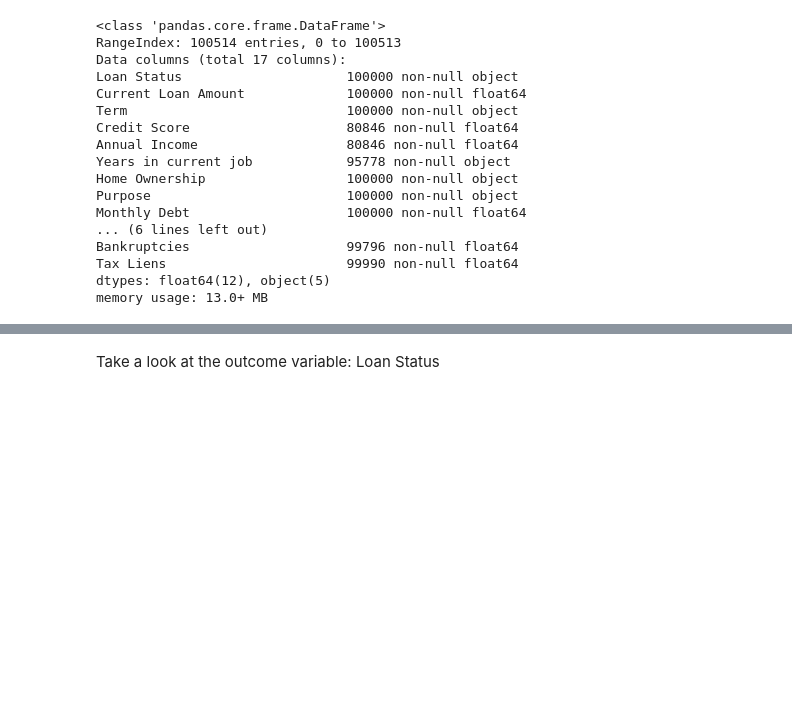
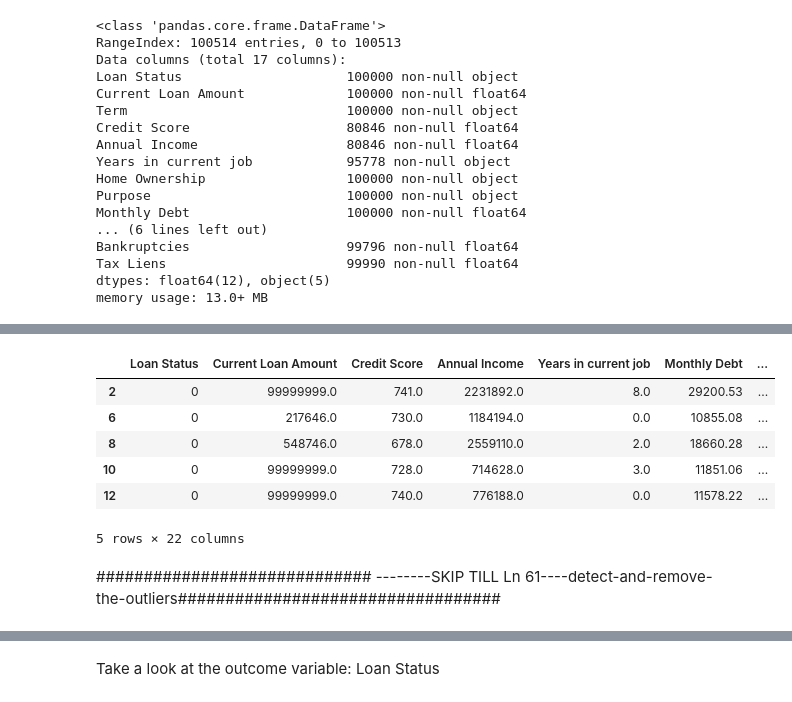
Before and after one commit to tschaefermedia/DataMining-I-TeamProject, a Jupyter notebook: new_approach.ipynb, the cells around one changed output, grey strips where cells are left out. Cells and saved outputs as stored; diff of their text form; code cells hidden in the pictures; blank space fills up the shorter version.

```diff
--- a/new_approach.ipynb
+++ b/new_approach.ipynb
@@ -41,0 +190,6 @@ memory usage: 13.0+ MB
+# %%
+#Most of the categories have a very low frequency, we don't want to create dummies for these.
+#We will add those to others
+
+df['Purpose'] = ['Debt Consolidation' if x == 'Debt Consolidation' else 'Other' for x in df['Purpose']]
+print(df['Purpose'].value_counts().sort_values(ascending=False))
@@ -41,0 +200,16 @@ memory usage: 13.0+ MB
+# %%
+#create a list of features to dummy
+
+to_dummy_list = ['Term', 'Home Ownership', 'Purpose']
+
+#function to dummy all the categorical variable used for modeling
+
+def dummy_df(df, to_dummy_list):
+    for x in to_dummy_list:
+        dummies = pd.get_dummies(df[x], prefix=x, dummy_na=False)
+        df = df.drop(x,1)
+        df = pd.concat([df, dummies], axis=1)
+
+    return df
+
+df = dummy_df(df, to_dummy_list)
@@ -41,0 +228,12 @@ memory usage: 13.0+ MB
+# %%
+df.head()
+# %% [output]
+|  | Loan Status | Current Loan Amount | Credit Score | Annual Income | Years in current job | Monthly Debt | ... |
+| 2 | 0 | 99999999.0 | 741.0 | 2231892.0 | 8.0 | 29200.53 | ... |
+| 6 | 0 | 217646.0 | 730.0 | 1184194.0 | 0.0 | 10855.08 | ... |
+| 8 | 0 | 548746.0 | 678.0 | 2559110.0 | 2.0 | 18660.28 | ... |
+| 10 | 0 | 99999999.0 | 728.0 | 714628.0 | 3.0 | 11851.06 | ... |
+| 12 | 0 | 99999999.0 | 740.0 | 776188.0 | 0.0 | 11578.22 | ... |
+5 rows × 22 columns
+# %% [markdown]
+############################# --------SKIP TILL Ln 61----detect-and-remove-the-outliers##################################
```
Also changed, not shown: parts of 102 cells of this notebook.
